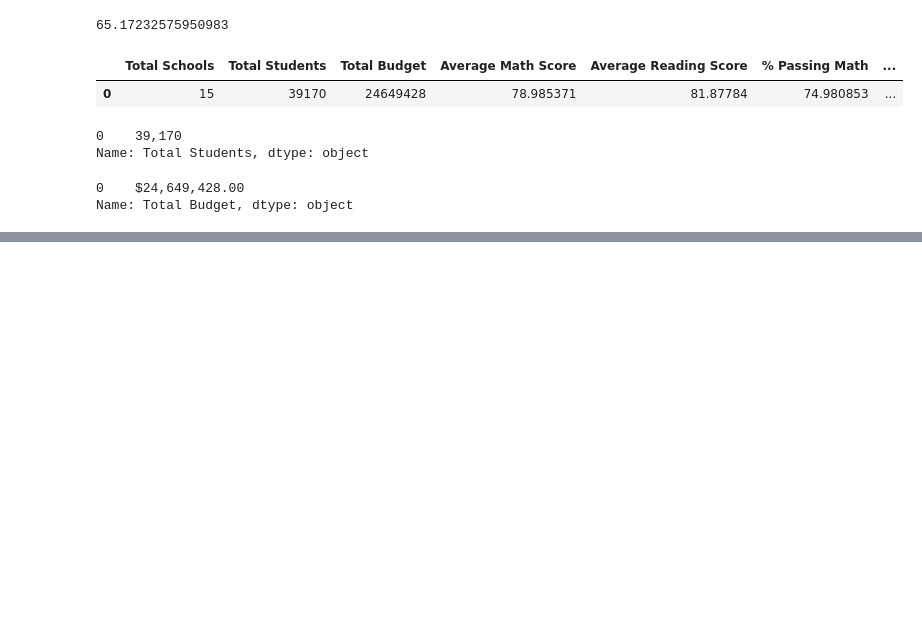
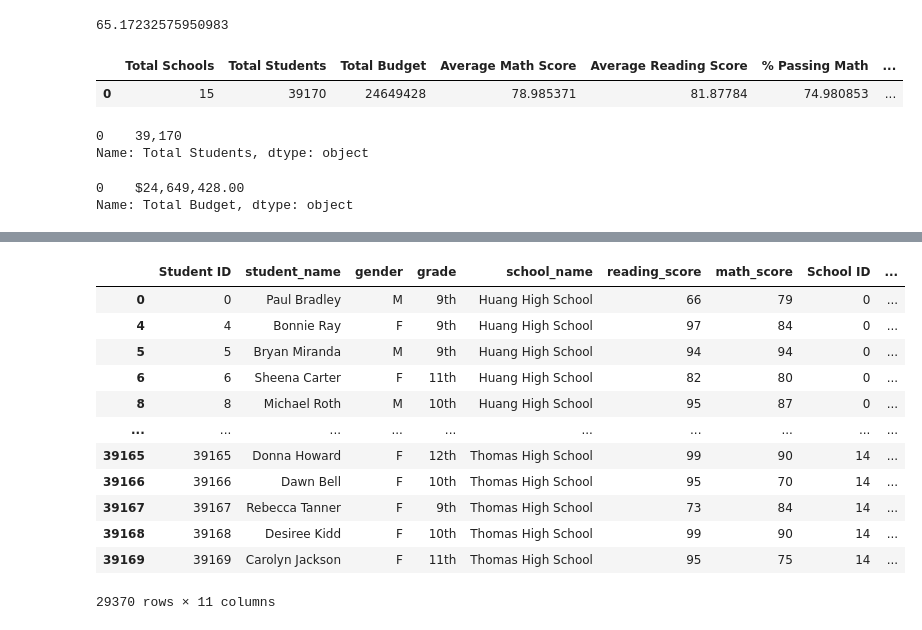
Before and after one commit to mustail/School_district_analysis, a Jupyter notebook: PyCitySchools.ipynb, the cells around one changed output, grey strips where cells are left out. Saved outputs shown, nothing was run; the diff lists cells and outputs as text; code cells hidden in the pictures; blank space fills up the shorter version.

Commit message:
school summary complete.

```diff
--- a/PyCitySchools.ipynb
+++ b/PyCitySchools.ipynb
@@ -390,0 +671,43 @@ district_summary_df
+# %%
+#Now Maria would like you to continue gathering key data by calculating the passing percentages for math and reading for each school, as well as get the overall passing percentage for each school. She goes over what you will need in order to perform these calculations, writing the pseudocode on a whiteboard.
+#Here's the pseudocode from Maria:
+
+ # To get the passing percentages, we need to:
+ # 1. Determine what is the passing grade.
+ # 2. Get the number of students who passed math and reading.
+ # 3. Get the students who passed math and passed reading
+#We're in luck! We have already determined the passing grade as well as calculated the number of students who passed math and reading.
+
+#Remember, for assessment tests, the passing score is 70, with the >= 70 statement to filter the grades that are passing.
+#Get the Number of Students Who Passed Math and Reading
+
+#We determined the number of students who passed math and reading for the district summary using the following code:
+
+# passing_math = school_data_complete_df[(school_data_complete_df["math_score"] >= 70)]
+
+# and
+
+# passing_reading = school_data_complete_df[(school_data_complete_df["reading_score"] >= 70)]
+
+#So variables don't get reassigned, we'll use the same code but assign each calculation to new variables that reflect the students who passed math or reading for each school.
+
+# Calculate the passing scores by creating a filtered DataFrame.
+per_school_passing_math = school_data_complete_df[(school_data_complete_df["math_score"] >= 70)]
+
+per_school_passing_reading = school_data_complete_df[(school_data_complete_df["reading_score"] >= 70)]
+#When we execute this cell and print the per_school_passing_math, we get a DataFrame that looks like this:
+per_school_passing_math
+# %% [output]
+|  | Student ID | student_name | gender | grade | school_name | reading_score | math_score | School ID | ... |
+| 0 | 0 | Paul Bradley | M | 9th | Huang High School | 66 | 79 | 0 | ... |
+| 4 | 4 | Bonnie Ray | F | 9th | Huang High School | 97 | 84 | 0 | ... |
+| 5 | 5 | Bryan Miranda | M | 9th | Huang High School | 94 | 94 | 0 | ... |
+| 6 | 6 | Sheena Carter | F | 11th | Huang High School | 82 | 80 | 0 | ... |
+| 8 | 8 | Michael Roth | M | 10th | Huang High School | 95 | 87 | 0 | ... |
+| ... | ... | ... | ... | ... | ... | ... | ... | ... | ... |
+| 39165 | 39165 | Donna Howard | F | 12th | Thomas High School | 99 | 90 | 14 | ... |
+| 39166 | 39166 | Dawn Bell | F | 10th | Thomas High School | 95 | 70 | 14 | ... |
+| 39167 | 39167 | Rebecca Tanner | F | 9th | Thomas High School | 73 | 84 | 14 | ... |
+| 39168 | 39168 | Desiree Kidd | F | 10th | Thomas High School | 99 | 90 | 14 | ... |
+| 39169 | 39169 | Carolyn Jackson | F | 11th | Thomas High School | 95 | 75 | 14 | ... |
+29370 rows × 11 columns
```
Also changed, not shown: parts of 22 cells of this notebook.
